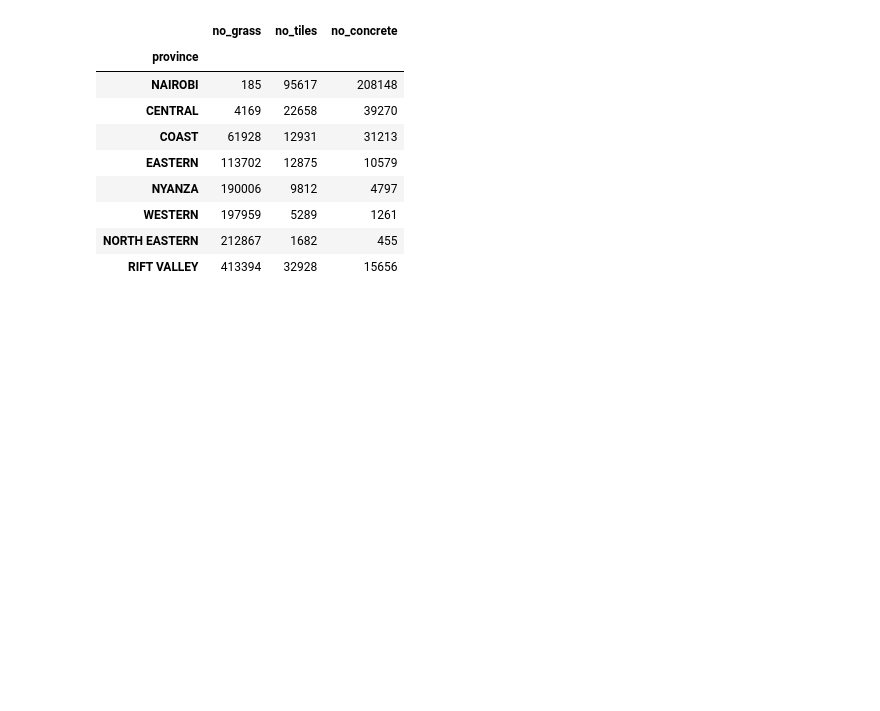
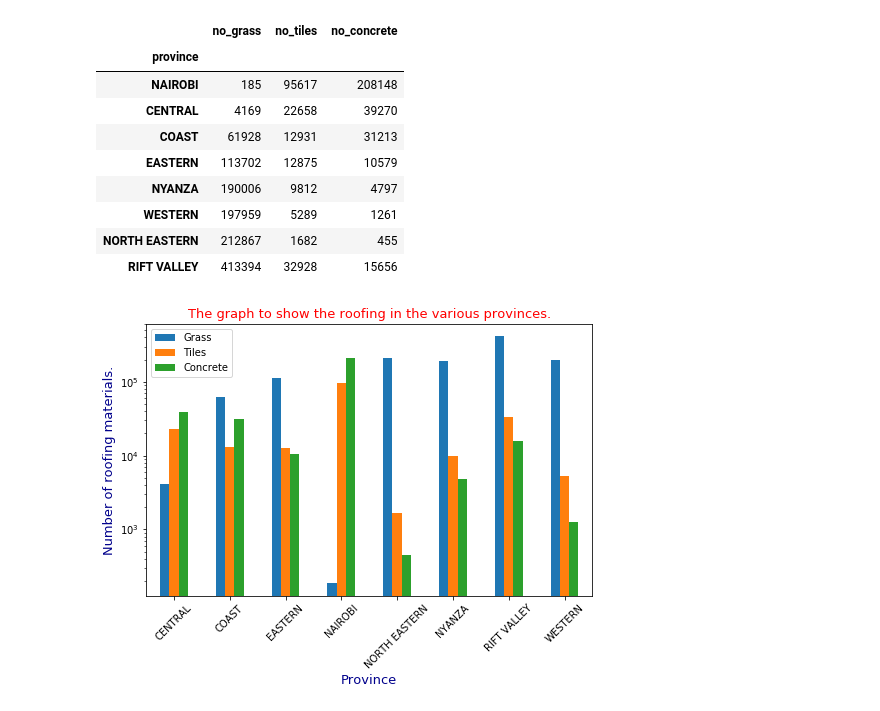
Before and after one commit to GeorgeKariuki7205/Introduction-To-Data-Science-With-Matploitlib-Pandas-And-SeaBorn, a Jupyter notebook: secondWorkshop.ipynb, the cells around one changed output. Saved outputs shown, nothing was run; the diff lists cells and outputs as text; code cells hidden in the pictures; blank space fills up the shorter version.

```diff
--- a/secondWorkshop.ipynb
+++ b/secondWorkshop.ipynb
@@ -497,3 +497,17 @@ grouped.sort_values(by = 'no_grass', ascending = True)
 # Importing our plotting libraries
 import seaborn as sns
 import matplotlib.pyplot as plt
+# %%
+# plotting the data that has been said
+grouped.plot(kind = 'bar', figsize = (8,5), logy = True)
+plt.title('The graph to show the roofing in the various provinces.', color = 'red',fontsize = 13)
+plt.xlabel('Province', color = 'darkblue',
+            fontsize = 13)
+plt.ylabel('Number of roofing materials.', color = 'darkblue',
+            fontsize = 13)
+plt.legend(['Grass','Tiles','Concrete'])
+plt.xticks(rotation = 45)
+
+plt.show()
+# %% [output]
+[figure, added]
```
